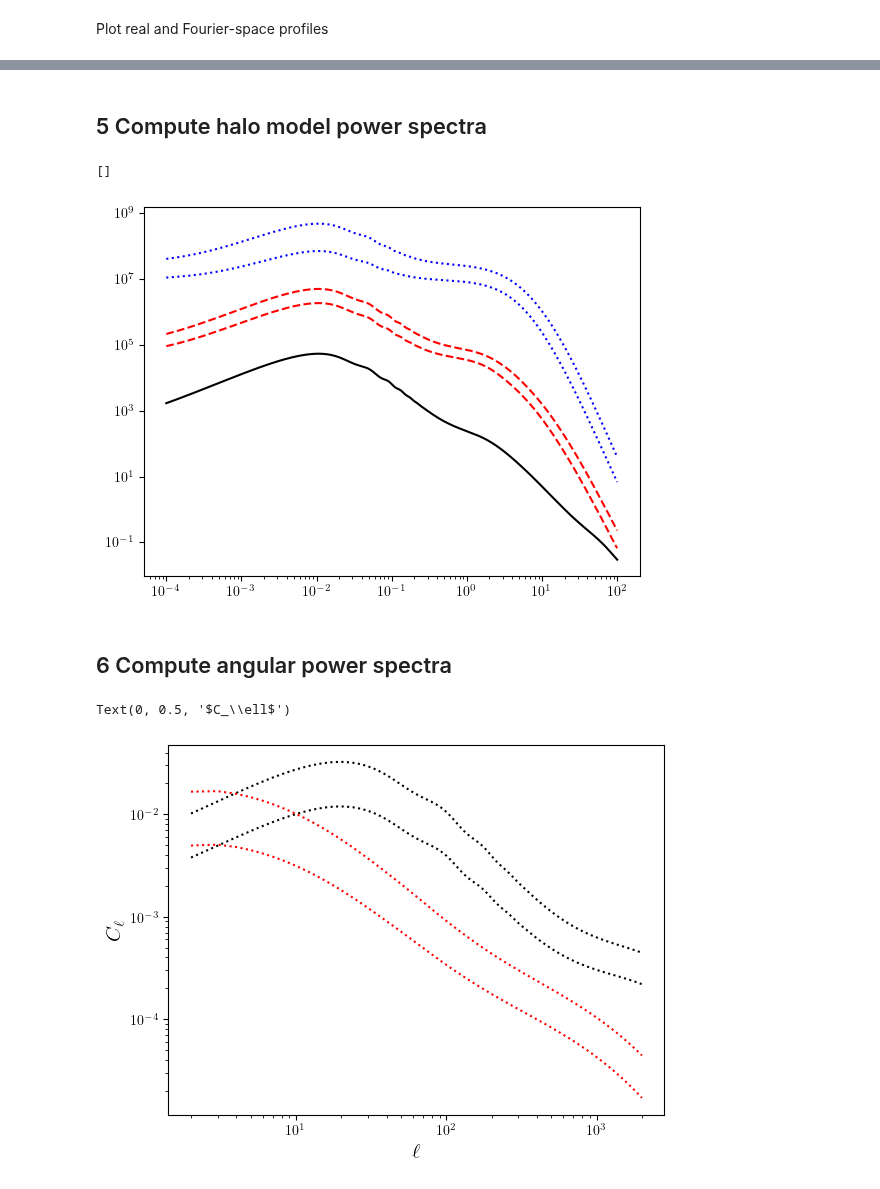
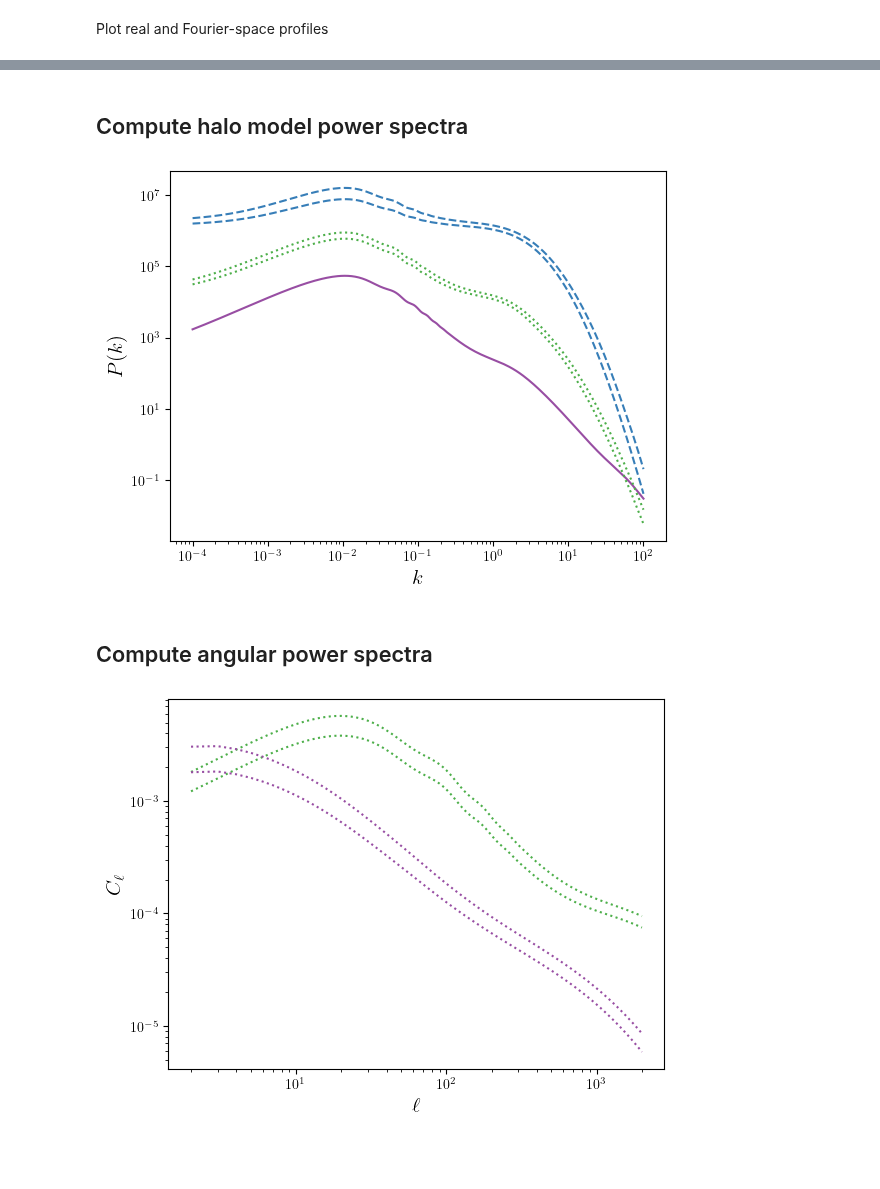
Before and after one commit to Cosmotheka/Cosmotheka_likelihoods, a Jupyter notebook: papers/ROSATx/XRayTests.ipynb, the cells around one changed output, grey strips where cells are left out. Cells and saved outputs as stored; diff of their text form; code cells hidden in the pictures; blank space fills up the shorter version.

```diff
--- a/papers/ROSATx/XRayTests.ipynb
+++ b/papers/ROSATx/XRayTests.ipynb
@@ -148,3 +211,3 @@ ax5.set_xscale('log');
 # %% [markdown]
-## 5 Compute halo model power spectra
+## Compute halo model power spectra
 # %%
@@ -161,9 +229,9 @@ pk_MMf = ccl.halos.halomod_Pk2D(cosmo, hmc, dmat,
 # %%
-pk_Mx1f = ccl.halos.halomod_Pk2D(cosmo, hmc, dmat,
-                                 normprof1=True, prof2=xcont, normprof2=False,
-                                 lk_arr=np.log(k_arr), a_arr=a_arr,
-                                 is_logp=False)
-pk_Mx2f = ccl.halos.halomod_Pk2D(cosmo, hmc, dmat,
-                                 normprof1=True, prof2=xtot, normprof2=False,
-                                 lk_arr=np.log(k_arr), a_arr=a_arr,
-                                 is_logp=False)
+pk_Mxf_tot = ccl.halos.halomod_Pk2D(cosmo, hmc, dmat,
+                                    prof2=xtot,
+                                    lk_arr=np.log(k_arr),
+                                    a_arr=a_arr)
+pk_Mxf_cont = ccl.halos.halomod_Pk2D(cosmo, hmc, dmat,
+                                     prof2=xcont,
+                                     lk_arr=np.log(k_arr),
+                                     a_arr=a_arr)
@@ -179,30 +238,39 @@ pk_xx2f = ccl.halos.halomod_Pk2D(cosmo, hmc, xtot,
+# %%
+pk_xxf_tot = ccl.halos.halomod_Pk2D(cosmo, hmc, xtot,
+                                    prof2=xtot,
+                                    lk_arr=np.log(k_arr),
+                                    a_arr=a_arr)
+pk_xxf_cont = ccl.halos.halomod_Pk2D(cosmo, hmc, xcont,
+                                     prof2=xcont,
+                                     lk_arr=np.log(k_arr),
+                                     a_arr=a_arr)
 # %%
-a = 1/(1+0.5)
-plt.plot(k_arr, pk_MMf.eval(k_arr, a, cosmo), 'k-')
-plt.plot(k_arr, pk_Mx1f.eval(k_arr, a, cosmo), 'r--')
-plt.plot(k_arr, pk_Mx2f.eval(k_arr, a, cosmo), 'r--')
-plt.plot(k_arr, pk_xx1f.eval(k_arr, a, cosmo), 'b:')
-plt.plot(k_arr, pk_xx2f.eval(k_arr, a, cosmo), 'b:')
+a = 1 / (1 + 0.5)
+plt.plot(k_arr, pk_MMf(k_arr, a, cosmo), color=my_colours[2])
+plt.plot(k_arr, pk_Mxf_tot(k_arr, a, cosmo), color=my_colours[0], linestyle=":")
+plt.plot(k_arr, pk_Mxf_cont(k_arr, a, cosmo), color=my_colours[0], linestyle=":")
+plt.plot(k_arr, pk_xxf_tot(k_arr, a, cosmo), color=my_colours[1], linestyle="--")
+plt.plot(k_arr, pk_xxf_cont(k_arr, a, cosmo), color=my_colours[1], linestyle="--")
 plt.loglog()
+plt.xlabel(r'$k$', fontsize=15)
+plt.ylabel(r'$P(k)$', fontsize=15);
 # %% [output]
-[]
-[figure, old version]
+[figure, new version]
 # %% [markdown]
-## 6 Compute angular power spectra
+## Compute angular power spectra
 # %%
 ls = np.unique(np.geomspace(2, 2000, 128).astype(int)).astype(float)
-cl_gx1 = ccl.angular_cl(cosmo, tg, tx, ls, p_of_k_a=pk_Mx1f)
-cl_gx2 = ccl.angular_cl(cosmo, tg, tx, ls, p_of_k_a=pk_Mx2f)
-cl_sx1 = ccl.angular_cl(cosmo, ts, tx, ls, p_of_k_a=pk_Mx1f)
-cl_sx2 = ccl.angular_cl(cosmo, ts, tx, ls, p_of_k_a=pk_Mx2f)
+cl_gx1 = ccl.angular_cl(cosmo, tg, tx, ls, p_of_k_a=pk_Mxf_tot)
+cl_gx2 = ccl.angular_cl(cosmo, tg, tx, ls, p_of_k_a=pk_Mxf_cont)
+cl_sx1 = ccl.angular_cl(cosmo, ts, tx, ls, p_of_k_a=pk_Mxf_tot)
+cl_sx2 = ccl.angular_cl(cosmo, ts, tx, ls, p_of_k_a=pk_Mxf_cont)
 
-plt.plot(ls, cl_gx1, 'k:')
-plt.plot(ls, cl_gx2, 'k:')
-plt.plot(ls, cl_sx1, 'r:')
-plt.plot(ls, cl_sx2, 'r:')
+plt.plot(ls, cl_gx1, color=my_colours[0], linestyle=":")
+plt.plot(ls, cl_gx2, color=my_colours[0], linestyle=":")
+plt.plot(ls, cl_sx1, color=my_colours[2], linestyle=":")
+plt.plot(ls, cl_sx2, color=my_colours[2], linestyle=":")
 plt.loglog()
 plt.xlabel(r'$\ell$', fontsize=15)
-plt.ylabel(r'$C_\ell$', fontsize=15)
+plt.ylabel(r'$C_\ell$', fontsize=15);
 # %% [output]
-Text(0, 0.5, '$C_\\ell$')
-[figure, old version]
+[figure, new version]
```
Also changed, not shown: parts of 19 cells of this notebook, 12 other files.
